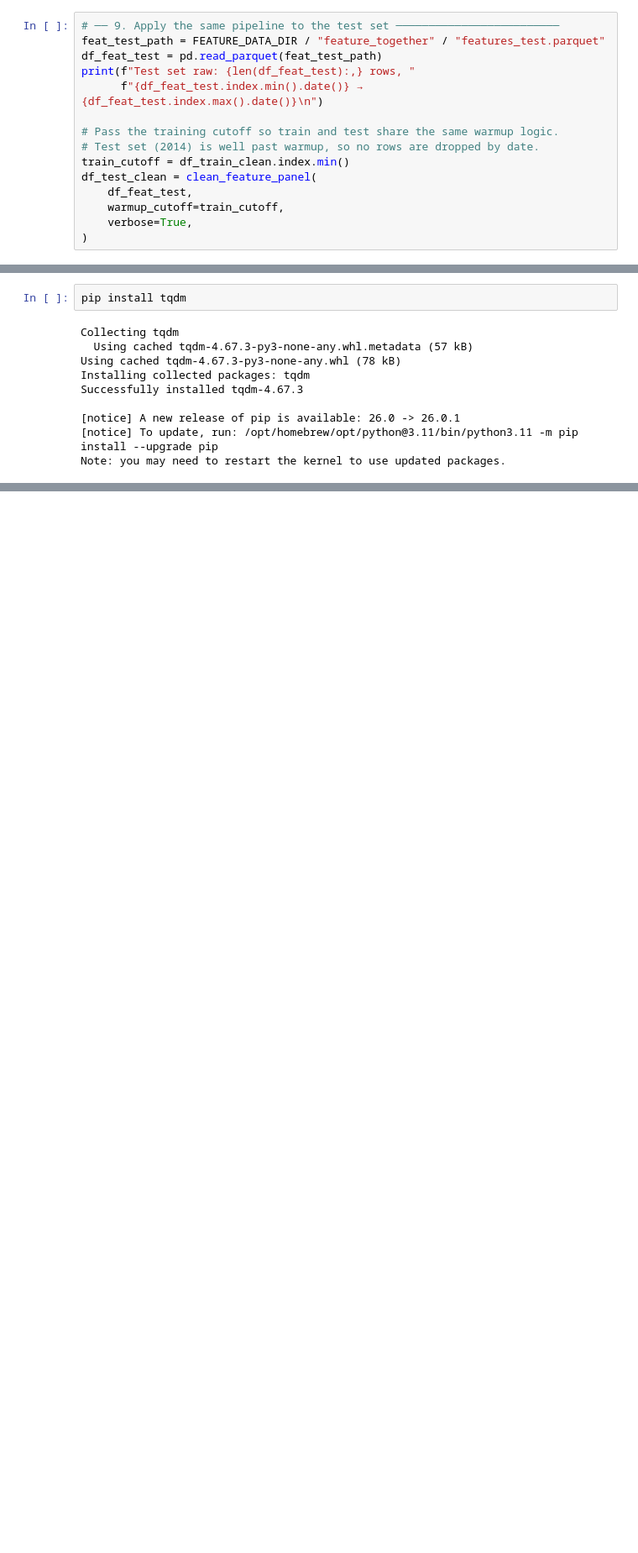
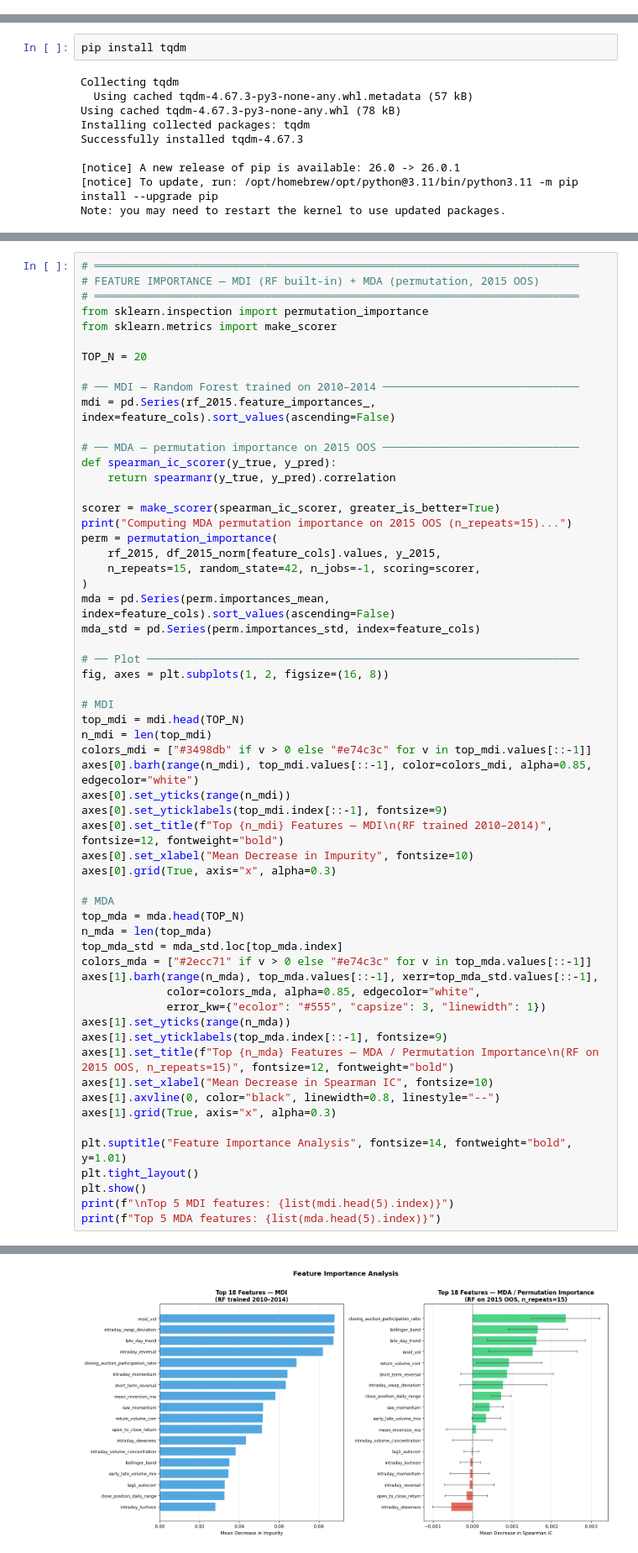
Before and after one commit to ItachiUchiha729/Return-prediction, a Jupyter notebook: submission_files/experimentation.ipynb, the cells around one changed output, grey strips where cells are left out. Shown at 84% size. Saved outputs shown, nothing was run; the diff lists cells and outputs as text; blank space fills up the shorter version.

```diff
--- a/submission_files/experimentation.ipynb
+++ b/submission_files/experimentation.ipynb
@@ -408,15 +0,0 @@ df_train_clean = clean_feature_panel(df_feat_train, verbose=True)
-# %%
-# ── 9. Apply the same pipeline to the test set ─────────────────────────
-feat_test_path = FEATURE_DATA_DIR / "feature_together" / "features_test.parquet"
-df_feat_test = pd.read_parquet(feat_test_path)
-print(f"Test set raw: {len(df_feat_test):,} rows, "
-      f"{df_feat_test.index.min().date()} → {df_feat_test.index.max().date()}\n")
-
-# Pass the training cutoff so train and test share the same warmup logic.
-# Test set (2014) is well past warmup, so no rows are dropped by date.
-train_cutoff = df_train_clean.index.min()
-df_test_clean = clean_feature_panel(
-    df_feat_test,
-    warmup_cutoff=train_cutoff,
-    verbose=True,
-)
@@ -3781,0 +2316,60 @@ Best OOS Hit% 2015: RF
+# %%
+# ══════════════════════════════════════════════════════════════════════════
+# FEATURE IMPORTANCE — MDI (RF built-in) + MDA (permutation, 2015 OOS)
+# ══════════════════════════════════════════════════════════════════════════
+from sklearn.inspection import permutation_importance
+from sklearn.metrics import make_scorer
+
+TOP_N = 20
+
+# ── MDI — Random Forest trained on 2010–2014 ──────────────────────────────
+mdi = pd.Series(rf_2015.feature_importances_, index=feature_cols).sort_values(ascending=False)
+
+# ── MDA — permutation importance on 2015 OOS ──────────────────────────────
+def spearman_ic_scorer(y_true, y_pred):
+    return spearmanr(y_true, y_pred).correlation
+
+scorer = make_scorer(spearman_ic_scorer, greater_is_better=True)
+print("Computing MDA permutation importance on 2015 OOS (n_repeats=15)...")
+perm = permutation_importance(
+    rf_2015, df_2015_norm[feature_cols].values, y_2015,
+    n_repeats=15, random_state=42, n_jobs=-1, scoring=scorer,
+)
+mda = pd.Series(perm.importances_mean, index=feature_cols).sort_values(ascending=False)
+mda_std = pd.Series(perm.importances_std, index=feature_cols)
+
+# ── Plot ──────────────────────────────────────────────────────────────────
+fig, axes = plt.subplots(1, 2, figsize=(16, 8))
+
+# MDI
+top_mdi = mdi.head(TOP_N)
+n_mdi = len(top_mdi)
+colors_mdi = ["#3498db" if v > 0 else "#e74c3c" for v in top_mdi.values[::-1]]
+axes[0].barh(range(n_mdi), top_mdi.values[::-1], color=colors_mdi, alpha=0.85, edgecolor="white")
+axes[0].set_yticks(range(n_mdi))
+axes[0].set_yticklabels(top_mdi.index[::-1], fontsize=9)
+axes[0].set_title(f"Top {n_mdi} Features — MDI\n(RF trained 2010–2014)", fontsize=12, fontweight="bold")
+axes[0].set_xlabel("Mean Decrease in Impurity", fontsize=10)
+axes[0].grid(True, axis="x", alpha=0.3)
+
+# MDA
+top_mda = mda.head(TOP_N)
+n_mda = len(top_mda)
+top_mda_std = mda_std.loc[top_mda.index]
+colors_mda = ["#2ecc71" if v > 0 else "#e74c3c" for v in top_mda.values[::-1]]
+axes[1].barh(range(n_mda), top_mda.values[::-1], xerr=top_mda_std.values[::-1],
+             color=colors_mda, alpha=0.85, edgecolor="white",
+             error_kw={"ecolor": "#555", "capsize": 3, "linewidth": 1})
+axes[1].set_yticks(range(n_mda))
+axes[1].set_yticklabels(top_mda.index[::-1], fontsize=9)
+axes[1].set_title(f"Top {n_mda} Features — MDA / Permutation Importance\n(RF on 2015 OOS, n_repeats=15)", fontsize=12, fontweight="bold")
+axes[1].set_xlabel("Mean Decrease in Spearman IC", fontsize=10)
+axes[1].axvline(0, color="black", linewidth=0.8, linestyle="--")
+axes[1].grid(True, axis="x", alpha=0.3)
+
+plt.suptitle("Feature Importance Analysis", fontsize=14, fontweight="bold", y=1.01)
+plt.tight_layout()
+plt.show()
+print(f"\nTop 5 MDI features: {list(mdi.head(5).index)}")
+print(f"Top 5 MDA features: {list(mda.head(5).index)}")
+# %% [output]
@@ -3781,0 +2377 @@ Best OOS Hit% 2015: RF
+[figure, added]
```
Also changed, not shown: parts of 76 cells of this notebook, 14 other files.
